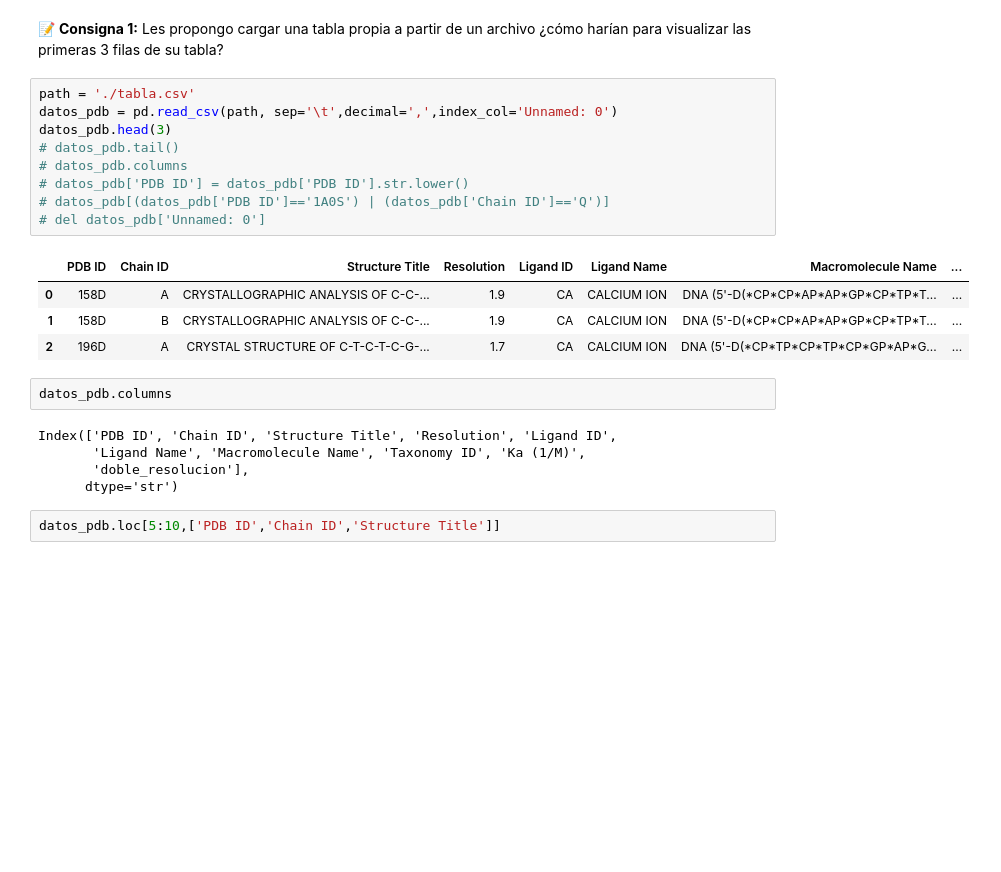
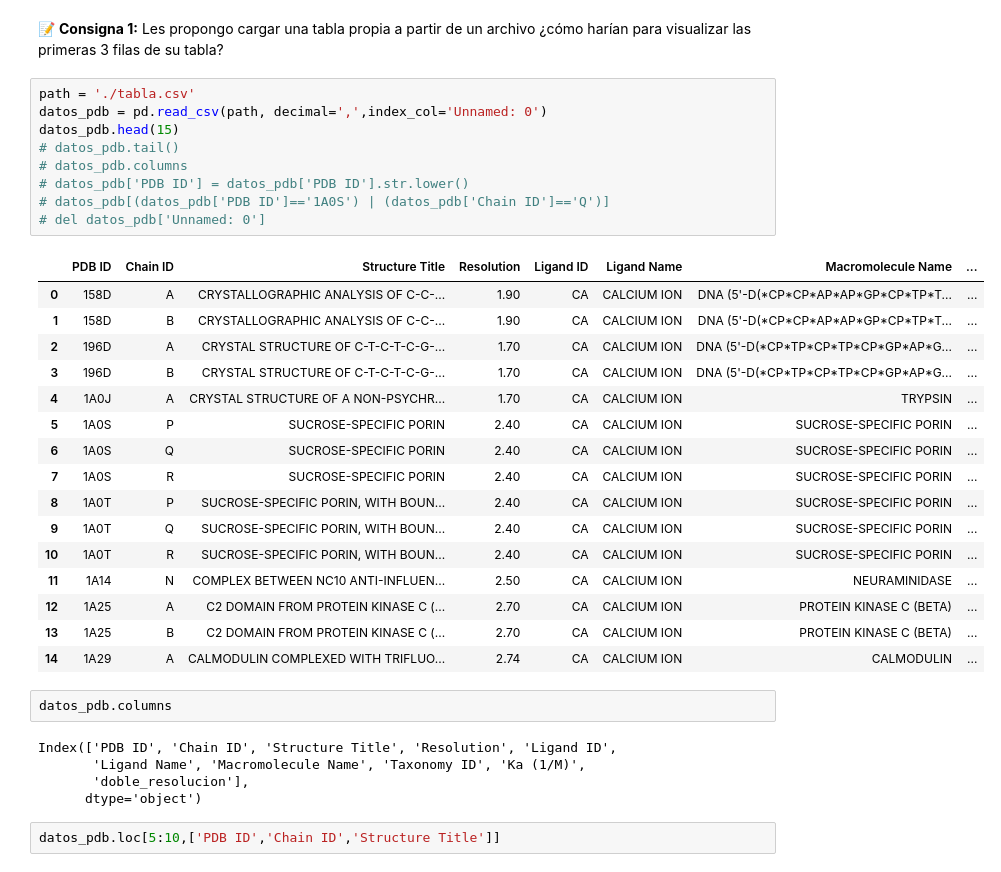
Before and after one commit to AbrSantiago/unq-estadistica-2026s2, a Jupyter notebook: Unidad-1/pandas.ipynb, the cells around one changed output. Saved outputs shown, nothing was run; the diff lists cells and outputs as text; blank space fills up the shorter version.

```diff
--- a/Unidad-1/pandas.ipynb
+++ b/Unidad-1/pandas.ipynb
@@ -56,25 +56,37 @@ La función con el prefijo read_* proporciona la importación de datos de cada u
 📝 **Consigna 1:** Les propongo cargar una tabla propia a partir de un archivo ¿cómo harían para visualizar las primeras 3 filas de su tabla?
 # %%
 path = './tabla.csv'
-datos_pdb = pd.read_csv(path, sep='\t',decimal=',',index_col='Unnamed: 0')
-datos_pdb.head(3)
+datos_pdb = pd.read_csv(path, decimal=',',index_col='Unnamed: 0')
+datos_pdb.head(15)
 # datos_pdb.tail()
 # datos_pdb.columns
 # datos_pdb['PDB ID'] = datos_pdb['PDB ID'].str.lower()
 # datos_pdb[(datos_pdb['PDB ID']=='1A0S') | (datos_pdb['Chain ID']=='Q')]
 # del datos_pdb['Unnamed: 0']
 # %% [output]
 |  | PDB ID | Chain ID | Structure Title | Resolution | Ligand ID | Ligand Name | Macromolecule Name | ... |
-| 0 | 158D | A | CRYSTALLOGRAPHIC ANALYSIS OF C-C-... | 1.9 | CA | CALCIUM ION | DNA (5'-D(*CP*CP*AP*AP*GP*CP*TP*T... | ... |
-| 1 | 158D | B | CRYSTALLOGRAPHIC ANALYSIS OF C-C-... | 1.9 | CA | CALCIUM ION | DNA (5'-D(*CP*CP*AP*AP*GP*CP*TP*T... | ... |
-| 2 | 196D | A | CRYSTAL STRUCTURE OF C-T-C-T-C-G-... | 1.7 | CA | CALCIUM ION | DNA (5'-D(*CP*TP*CP*TP*CP*GP*AP*G... | ... |
+| 0 | 158D | A | CRYSTALLOGRAPHIC ANALYSIS OF C-C-... | 1.90 | CA | CALCIUM ION | DNA (5'-D(*CP*CP*AP*AP*GP*CP*TP*T... | ... |
+| 1 | 158D | B | CRYSTALLOGRAPHIC ANALYSIS OF C-C-... | 1.90 | CA | CALCIUM ION | DNA (5'-D(*CP*CP*AP*AP*GP*CP*TP*T... | ... |
+| 2 | 196D | A | CRYSTAL STRUCTURE OF C-T-C-T-C-G-... | 1.70 | CA | CALCIUM ION | DNA (5'-D(*CP*TP*CP*TP*CP*GP*AP*G... | ... |
+| 3 | 196D | B | CRYSTAL STRUCTURE OF C-T-C-T-C-G-... | 1.70 | CA | CALCIUM ION | DNA (5'-D(*CP*TP*CP*TP*CP*GP*AP*G... | ... |
+| 4 | 1A0J | A | CRYSTAL STRUCTURE OF A NON-PSYCHR... | 1.70 | CA | CALCIUM ION | TRYPSIN | ... |
+| 5 | 1A0S | P | SUCROSE-SPECIFIC PORIN | 2.40 | CA | CALCIUM ION | SUCROSE-SPECIFIC PORIN | ... |
+| 6 | 1A0S | Q | SUCROSE-SPECIFIC PORIN | 2.40 | CA | CALCIUM ION | SUCROSE-SPECIFIC PORIN | ... |
+| 7 | 1A0S | R | SUCROSE-SPECIFIC PORIN | 2.40 | CA | CALCIUM ION | SUCROSE-SPECIFIC PORIN | ... |
+| 8 | 1A0T | P | SUCROSE-SPECIFIC PORIN, WITH BOUN... | 2.40 | CA | CALCIUM ION | SUCROSE-SPECIFIC PORIN | ... |
+| 9 | 1A0T | Q | SUCROSE-SPECIFIC PORIN, WITH BOUN... | 2.40 | CA | CALCIUM ION | SUCROSE-SPECIFIC PORIN | ... |
+| 10 | 1A0T | R | SUCROSE-SPECIFIC PORIN, WITH BOUN... | 2.40 | CA | CALCIUM ION | SUCROSE-SPECIFIC PORIN | ... |
+| 11 | 1A14 | N | COMPLEX BETWEEN NC10 ANTI-INFLUEN... | 2.50 | CA | CALCIUM ION | NEURAMINIDASE | ... |
+| 12 | 1A25 | A | C2 DOMAIN FROM PROTEIN KINASE C (... | 2.70 | CA | CALCIUM ION | PROTEIN KINASE C (BETA) | ... |
+| 13 | 1A25 | B | C2 DOMAIN FROM PROTEIN KINASE C (... | 2.70 | CA | CALCIUM ION | PROTEIN KINASE C (BETA) | ... |
+| 14 | 1A29 | A | CALMODULIN COMPLEXED WITH TRIFLUO... | 2.74 | CA | CALCIUM ION | CALMODULIN | ... |
 # %%
 datos_pdb.columns
 # %% [output]
 Index(['PDB ID', 'Chain ID', 'Structure Title', 'Resolution', 'Ligand ID',
        'Ligand Name', 'Macromolecule Name', 'Taxonomy ID', 'Ka (1/M)',
        'doble_resolucion'],
-      dtype='str')
+      dtype='object')
 # %%
 datos_pdb.loc[5:10,['PDB ID','Chain ID','Structure Title']]
 # %% [output]
```
Also changed, not shown: parts of 8 cells of this notebook, 7 other files.
